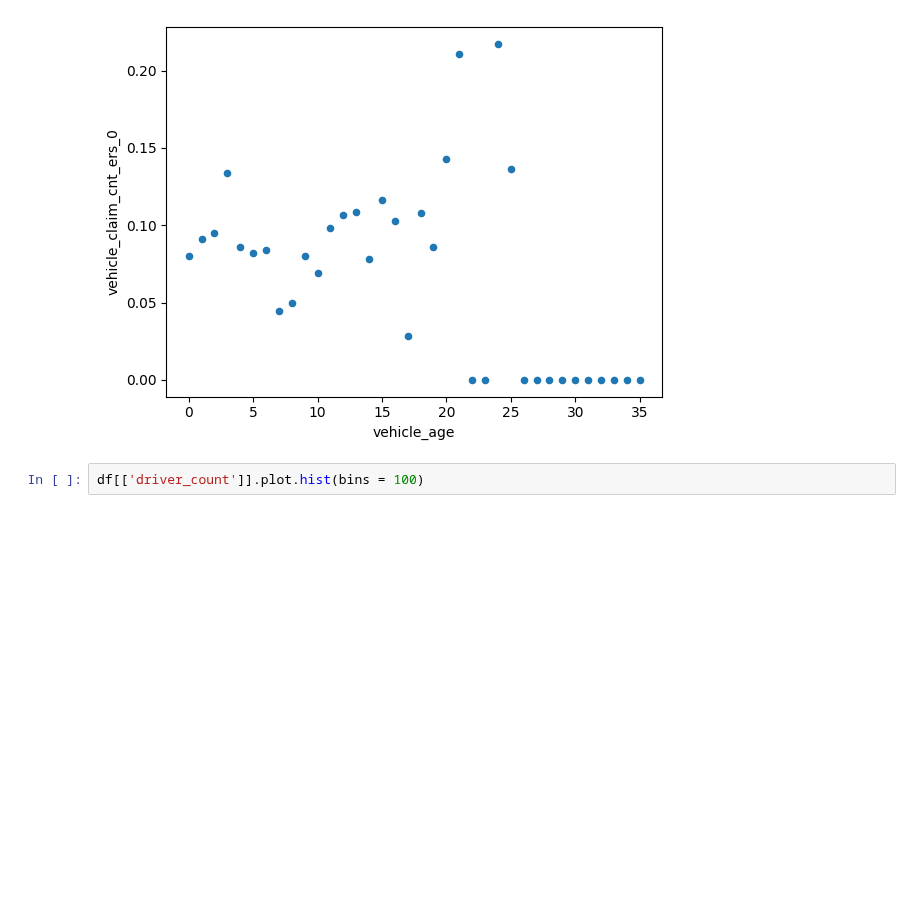
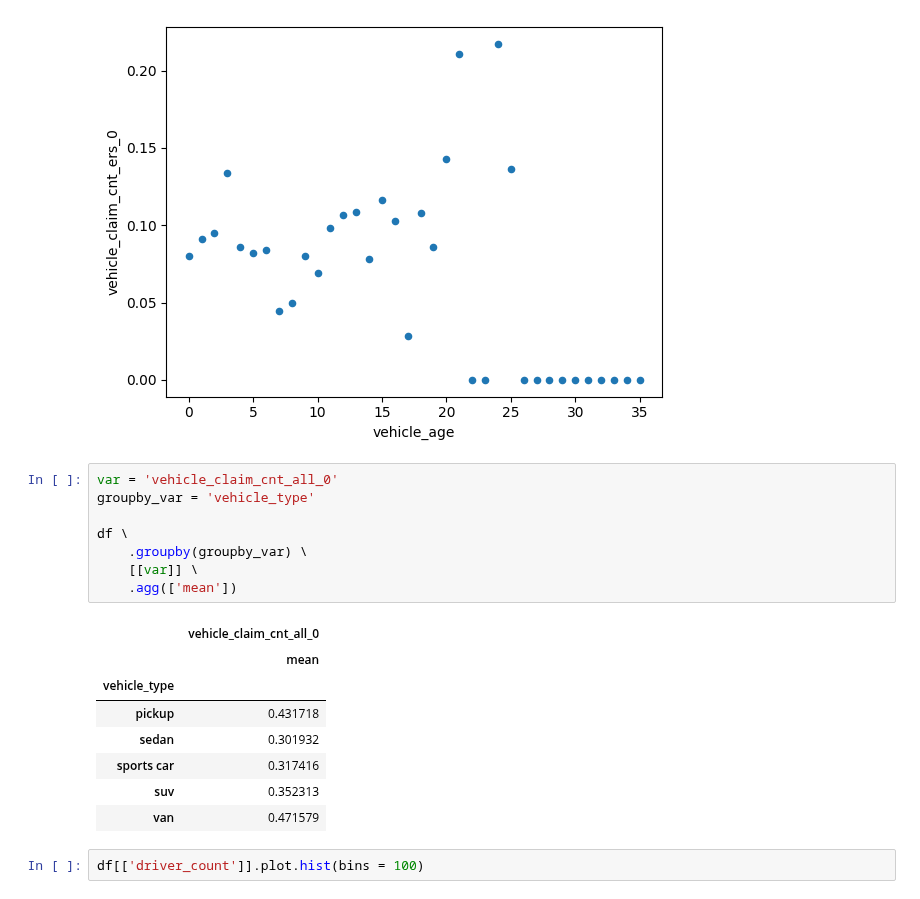
Before and after one commit to rosacker/msds_498_insurance_loss_modeling, a Jupyter notebook: synthetic_data_creation/Data_Creation.ipynb, the cells around one changed output. Saved outputs shown, nothing was run; the diff lists cells and outputs as text; blank space fills up the shorter version.

```diff
--- a/synthetic_data_creation/Data_Creation.ipynb
+++ b/synthetic_data_creation/Data_Creation.ipynb
@@ -57,6 +57,23 @@ df \
     .plot.scatter(x = groupby_var, y = var);
 # %% [output]
 [figure]
+# %%
+var = 'vehicle_claim_cnt_all_0'
+groupby_var = 'vehicle_type'
+
+df \
+    .groupby(groupby_var) \
+    [[var]] \
+    .agg(['mean'])
+# %% [output]
+|  | vehicle_claim_cnt_all_0 |
+|  | mean |
+| vehicle_type |  |
+| pickup | 0.431718 |
+| sedan | 0.301932 |
+| sports car | 0.317416 |
+| suv | 0.352313 |
+| van | 0.471579 |
 # %%
 df[['driver_count']].plot.hist(bins = 100)
 # %%
```
Also changed, not shown: 1 other file.
